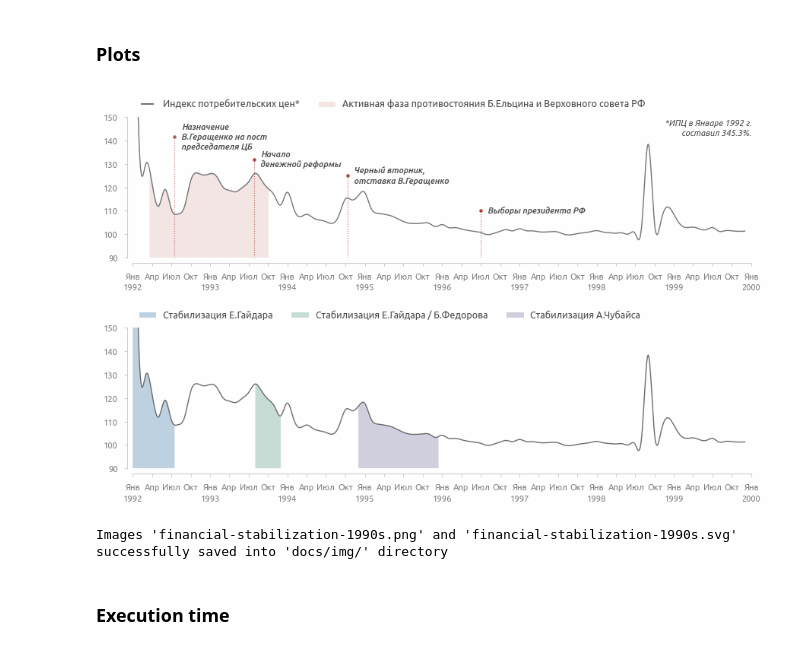
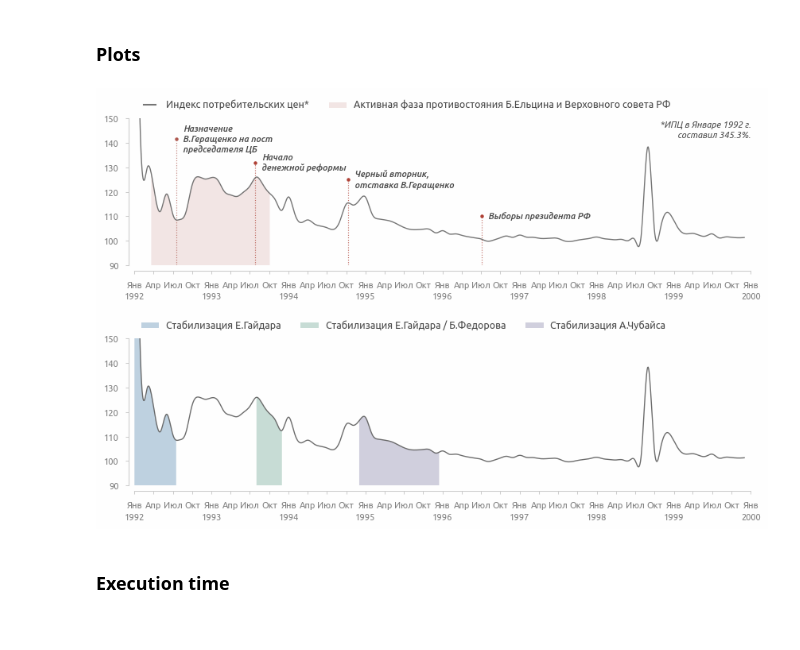
Before and after one commit to a-chasovsky/economics-rus, a Jupyter notebook: 01-report.ipynb, the cells around one changed output. Saved outputs shown, nothing was run; the diff lists cells and outputs as text; code cells hidden in the pictures.

```diff
--- a/01-report.ipynb
+++ b/01-report.ipynb
@@ -1561,7 +1561,7 @@ plot_stab3 = plot_data_smoothed.loc[start_stab3:end_stab3].copy()
 # %% [markdown]
 ### Plots
 # %%
-fig, ax = plt.subplots(nrows=2, figsize=(10.5, 6))
+fig, ax = plt.subplots(nrows=2, figsize=(10, 6))
 
 # AXIS 0
 # PCI curve
@@ -1658,35 +1658,34 @@ ax[1].legend(
     **legend_inline(3),
     **legend_create_handles(
         3, 'r',
         labels=[
             'Стабилизация Е.Гайдара',
             'Стабилизация Е.Гайдара / Б.Федорова',
             'Стабилизация А.Чубайса'],
         colors=[palette[2], palette[3], palette[7]],
         alphas=[0.4, 0.3, 0.3]),
     fontsize=9)
 # axis limits
 ax[1].set_xlim(
     dt.datetime.strptime('01-12-1991', '%d-%m-%Y'),
     dt.datetime.strptime('01-12-2000', '%d-%m-%Y'))
 ax[1].set_ylim(90, 150)
 axis_rstyle(
     offset_bottom=5, offset_left=5, ax=ax[1],
     xlim=[ax[1].get_xticks()[1], ax[1].get_xticks()[-1]])
 axis_formatter_locator(
     formatter=mpl.dates.DateFormatter('%b'),
     locator=mpl.dates.MonthLocator([1, 4, 7, 10]),
     months_capitalize=True, ax=ax[1])
 axis_add_date_xaxis(offset=21, ax=ax[1], labelcolor='#808080')
 axis_translate_months(ax=ax[1])
 
 plt.subplots_adjust(hspace=0.5)
 plt.show()
 
 savefig('financial-stabilization-1990s', dir=path_save_img, figure=fig, dpi=100)
 # %% [output]
-[figure, old version]
+[figure, new version]
-Images 'financial-stabilization-1990s.png' and 'financial-stabilization-1990s.svg' successfully saved into 'docs/img/' directory
 # %%
 set_location()
 # %% [markdown]
```
Also changed, not shown: 2 other files.
